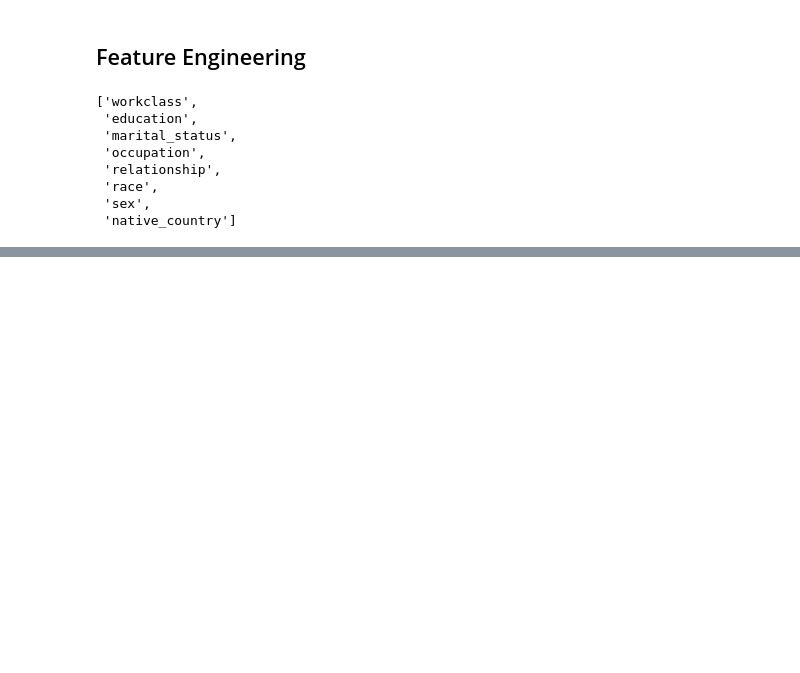
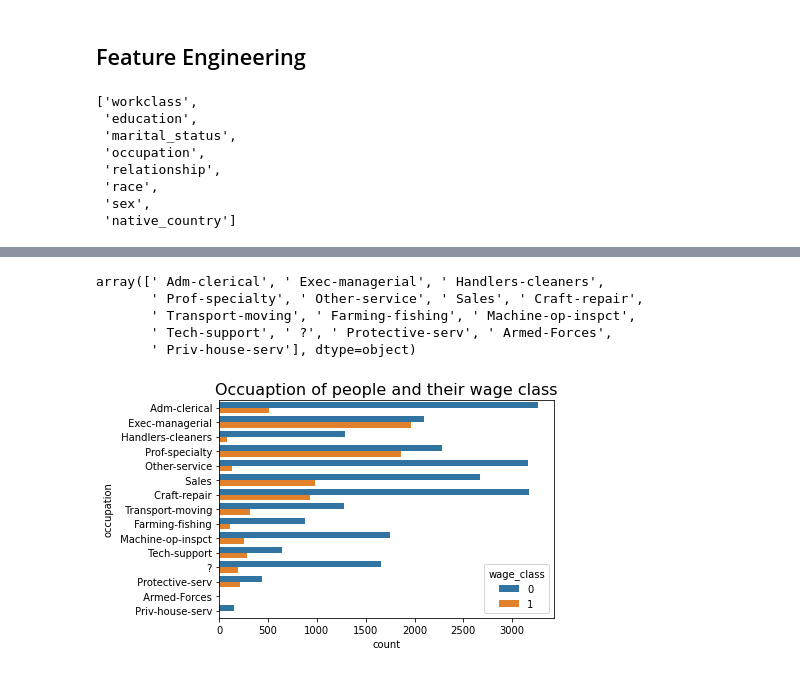
Before and after one commit to shiv0112/income-prediction-xgboost, a Jupyter notebook: notebooks/income_prediction.ipynb, the cells around one changed output, grey strips where cells are left out. Saved outputs shown, nothing was run; the diff lists cells and outputs as text; code cells hidden in the pictures; blank space fills up the shorter version.

```diff
--- a/notebooks/income_prediction.ipynb
+++ b/notebooks/income_prediction.ipynb
@@ -233,0 +316,3 @@ occupation : [' Adm-clerical' ' Exec-managerial' ' Handlers-cleaners' ' Prof-spe
+# %%
+fq=train_set.groupby('marital_status').size()/len(train_set)
+fq
@@ -233,0 +329,17 @@ occupation : [' Adm-clerical' ' Exec-managerial' ' Handlers-cleaners' ' Prof-spe
+# %%
+train_set['marital_status']=train_set['marital_status'].map(fq)
+# %%
+#occupation
+train_set['occupation'].unique()
+# %% [output]
+array([' Adm-clerical', ' Exec-managerial', ' Handlers-cleaners',
+       ' Prof-specialty', ' Other-service', ' Sales', ' Craft-repair',
+       ' Transport-moving', ' Farming-fishing', ' Machine-op-inspct',
+       ' Tech-support', ' ?', ' Protective-serv', ' Armed-Forces',
+       ' Priv-house-serv'], dtype=object)
+# %%
+plt.title("Occuaption of people and their wage class",fontsize=16)
+sns.countplot(y=train_set['occupation'],hue=train_set['wage_class'])
+plt.show()
+# %% [output]
+[figure, added]
```
Also changed, not shown: parts of 53 cells of this notebook.
